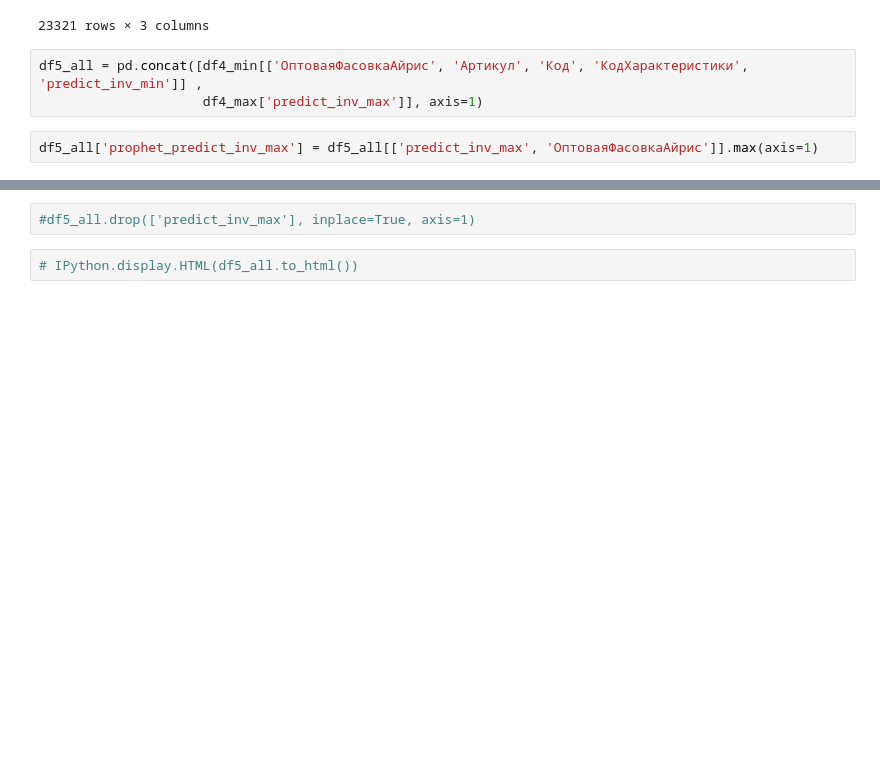
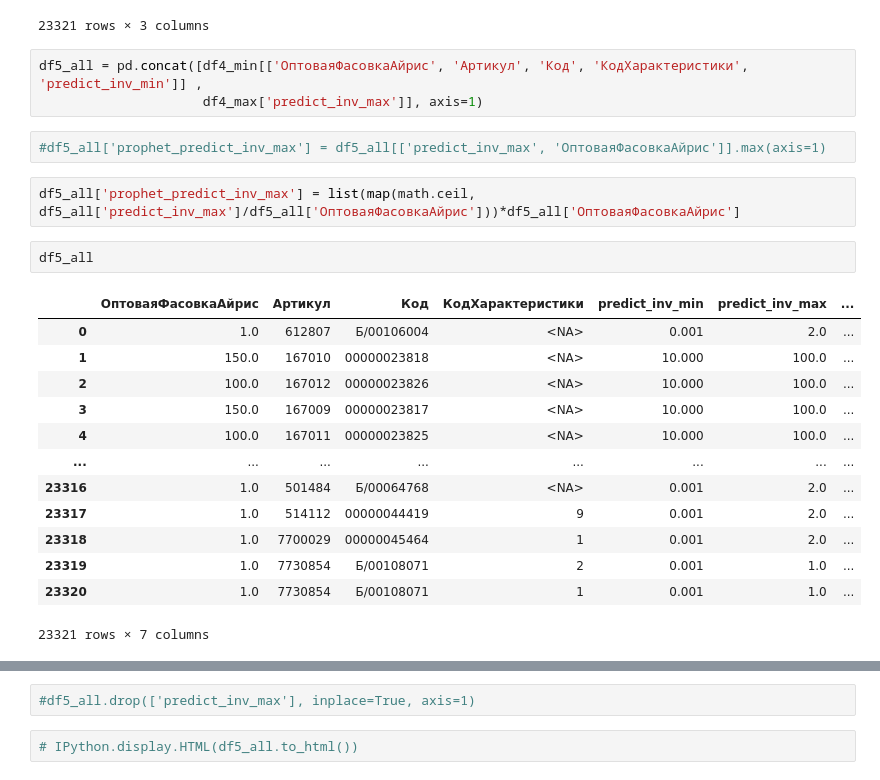
Before and after one commit to rosasha/MIN-MAX, a Jupyter notebook: MultiOutputRegressor_8.ipynb, the cells around one changed output, grey strips where cells are left out. Saved outputs shown, nothing was run; the diff lists cells and outputs as text; blank space fills up the shorter version.

```diff
--- a/MultiOutputRegressor_8.ipynb
+++ b/MultiOutputRegressor_8.ipynb
@@ -929,4 +917,22 @@ df4_max
 df5_all = pd.concat([df4_min[['ОптоваяФасовкаАйрис', 'Артикул', 'Код', 'КодХарактеристики', 'predict_inv_min']] ,
                      df4_max['predict_inv_max']], axis=1)
 # %%
-df5_all['prophet_predict_inv_max'] = df5_all[['predict_inv_max', 'ОптоваяФасовкаАйрис']].max(axis=1)
+#df5_all['prophet_predict_inv_max'] = df5_all[['predict_inv_max', 'ОптоваяФасовкаАйрис']].max(axis=1)
+# %%
+df5_all['prophet_predict_inv_max'] = list(map(math.ceil, df5_all['predict_inv_max']/df5_all['ОптоваяФасовкаАйрис']))*df5_all['ОптоваяФасовкаАйрис']
+# %%
+df5_all
+# %% [output]
+|  | ОптоваяФасовкаАйрис | Артикул | Код | КодХарактеристики | predict_inv_min | predict_inv_max | ... |
+| 0 | 1.0 | 612807 | Б/00106004 | <NA> | 0.001 | 2.0 | ... |
+| 1 | 150.0 | 167010 | 00000023818 | <NA> | 10.000 | 100.0 | ... |
+| 2 | 100.0 | 167012 | 00000023826 | <NA> | 10.000 | 100.0 | ... |
+| 3 | 150.0 | 167009 | 00000023817 | <NA> | 10.000 | 100.0 | ... |
+| 4 | 100.0 | 167011 | 00000023825 | <NA> | 10.000 | 100.0 | ... |
+| ... | ... | ... | ... | ... | ... | ... | ... |
+| 23316 | 1.0 | 501484 | Б/00064768 | <NA> | 0.001 | 2.0 | ... |
+| 23317 | 1.0 | 514112 | 00000044419 | 9 | 0.001 | 2.0 | ... |
+| 23318 | 1.0 | 7700029 | 00000045464 | 1 | 0.001 | 2.0 | ... |
+| 23319 | 1.0 | 7730854 | Б/00108071 | 2 | 0.001 | 1.0 | ... |
+| 23320 | 1.0 | 7730854 | Б/00108071 | 1 | 0.001 | 1.0 | ... |
+23321 rows × 7 columns
```
Also changed, not shown: parts of 15 cells of this notebook.
